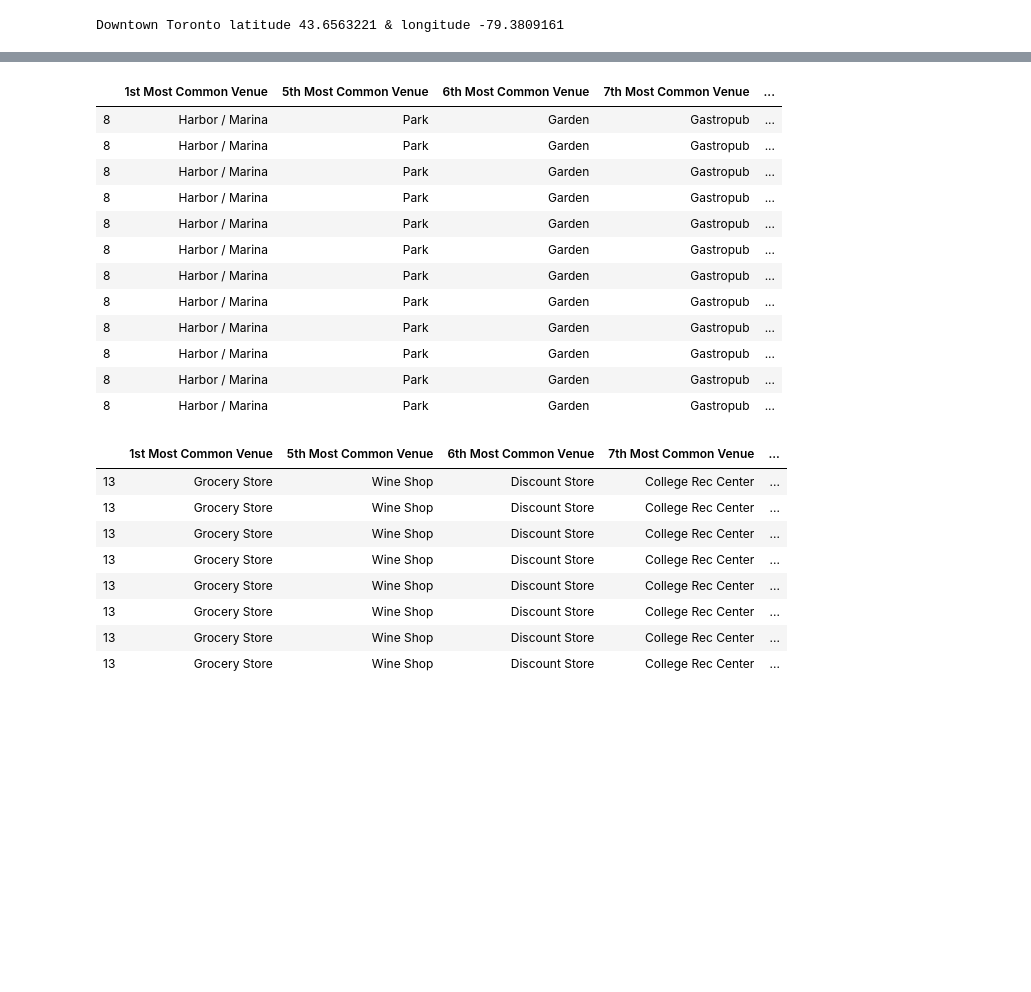
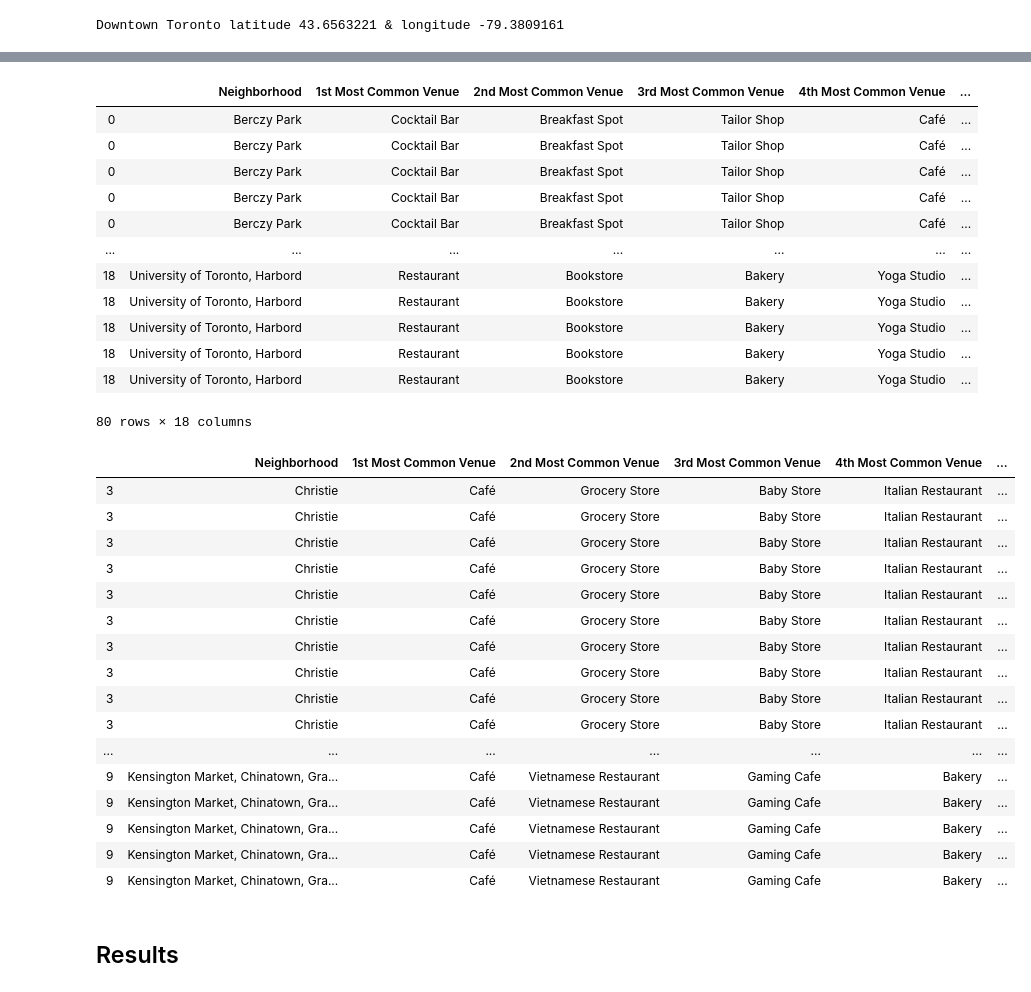
Before and after one commit to JFDias8/Coursera_Capstone, a Jupyter notebook: Clustering Neighbor.ipynb, the cells around one changed output, grey strips where cells are left out. Drawn from its saved outputs; the diff is of its cells as text; code cells hidden in the pictures; blank space fills up the shorter version.

```diff
--- a/Clustering Neighbor.ipynb
+++ b/Clustering Neighbor.ipynb
@@ -529,28 +537,38 @@ downtown_toronto_merged.loc[downtown_toronto_merged['Cluster Labels'] == 2, down
 # %%
-downtown_toronto_merged.loc[downtown_toronto_merged['Cluster Labels'] == 3, downtown_toronto_merged.columns[[1] + list(range(5, downtown_toronto_merged.shape[1]))]]
+downtown_toronto_merged.loc[downtown_toronto_merged['Cluster Labels'] == 3, downtown_toronto_merged.columns[[0] + list(range(1, downtown_toronto_merged.shape[1]))]]
 # %% [output]
-|  | 1st Most Common Venue | 5th Most Common Venue | 6th Most Common Venue | 7th Most Common Venue | ... |
-| 8 | Harbor / Marina | Park | Garden | Gastropub | ... |
-| 8 | Harbor / Marina | Park | Garden | Gastropub | ... |
-| 8 | Harbor / Marina | Park | Garden | Gastropub | ... |
-| 8 | Harbor / Marina | Park | Garden | Gastropub | ... |
-| 8 | Harbor / Marina | Park | Garden | Gastropub | ... |
-| 8 | Harbor / Marina | Park | Garden | Gastropub | ... |
-| 8 | Harbor / Marina | Park | Garden | Gastropub | ... |
-| 8 | Harbor / Marina | Park | Garden | Gastropub | ... |
-| 8 | Harbor / Marina | Park | Garden | Gastropub | ... |
-| 8 | Harbor / Marina | Park | Garden | Gastropub | ... |
-| 8 | Harbor / Marina | Park | Garden | Gastropub | ... |
-| 8 | Harbor / Marina | Park | Garden | Gastropub | ... |
+|  | Neighborhood | 1st Most Common Venue | 2nd Most Common Venue | 3rd Most Common Venue | 4th Most Common Venue | ... |
+| 0 | Berczy Park | Cocktail Bar | Breakfast Spot | Tailor Shop | Café | ... |
+| 0 | Berczy Park | Cocktail Bar | Breakfast Spot | Tailor Shop | Café | ... |
+| 0 | Berczy Park | Cocktail Bar | Breakfast Spot | Tailor Shop | Café | ... |
+| 0 | Berczy Park | Cocktail Bar | Breakfast Spot | Tailor Shop | Café | ... |
+| 0 | Berczy Park | Cocktail Bar | Breakfast Spot | Tailor Shop | Café | ... |
+| ... | ... | ... | ... | ... | ... | ... |
+| 18 | University of Toronto, Harbord | Restaurant | Bookstore | Bakery | Yoga Studio | ... |
+| 18 | University of Toronto, Harbord | Restaurant | Bookstore | Bakery | Yoga Studio | ... |
+| 18 | University of Toronto, Harbord | Restaurant | Bookstore | Bakery | Yoga Studio | ... |
+| 18 | University of Toronto, Harbord | Restaurant | Bookstore | Bakery | Yoga Studio | ... |
+| 18 | University of Toronto, Harbord | Restaurant | Bookstore | Bakery | Yoga Studio | ... |
+80 rows × 18 columns
 # %%
-downtown_toronto_merged.loc[downtown_toronto_merged['Cluster Labels'] == 4, downtown_toronto_merged.columns[[1] + list(range(5, downtown_toronto_merged.shape[1]))]]
+downtown_toronto_merged.loc[downtown_toronto_merged['Cluster Labels'] == 4, downtown_toronto_merged.columns[[0] + list(range(1, downtown_toronto_merged.shape[1]))]]
 # %% [output]
-|  | 1st Most Common Venue | 5th Most Common Venue | 6th Most Common Venue | 7th Most Common Venue | ... |
-| 13 | Grocery Store | Wine Shop | Discount Store | College Rec Center | ... |
-| 13 | Grocery Store | Wine Shop | Discount Store | College Rec Center | ... |
-| 13 | Grocery Store | Wine Shop | Discount Store | College Rec Center | ... |
-| 13 | Grocery Store | Wine Shop | Discount Store | College Rec Center | ... |
-| 13 | Grocery Store | Wine Shop | Discount Store | College Rec Center | ... |
-| 13 | Grocery Store | Wine Shop | Discount Store | College Rec Center | ... |
-| 13 | Grocery Store | Wine Shop | Discount Store | College Rec Center | ... |
-| 13 | Grocery Store | Wine Shop | Discount Store | College Rec Center | ... |
+|  | Neighborhood | 1st Most Common Venue | 2nd Most Common Venue | 3rd Most Common Venue | 4th Most Common Venue | ... |
+| 3 | Christie | Café | Grocery Store | Baby Store | Italian Restaurant | ... |
+| 3 | Christie | Café | Grocery Store | Baby Store | Italian Restaurant | ... |
+| 3 | Christie | Café | Grocery Store | Baby Store | Italian Restaurant | ... |
+| 3 | Christie | Café | Grocery Store | Baby Store | Italian Restaurant | ... |
+| 3 | Christie | Café | Grocery Store | Baby Store | Italian Restaurant | ... |
+| 3 | Christie | Café | Grocery Store | Baby Store | Italian Restaurant | ... |
+| 3 | Christie | Café | Grocery Store | Baby Store | Italian Restaurant | ... |
+| 3 | Christie | Café | Grocery Store | Baby Store | Italian Restaurant | ... |
+| 3 | Christie | Café | Grocery Store | Baby Store | Italian Restaurant | ... |
+| 3 | Christie | Café | Grocery Store | Baby Store | Italian Restaurant | ... |
+| ... | ... | ... | ... | ... | ... | ... |
+| 9 | Kensington Market, Chinatown, Gra... | Café | Vietnamese Restaurant | Gaming Cafe | Bakery | ... |
+| 9 | Kensington Market, Chinatown, Gra... | Café | Vietnamese Restaurant | Gaming Cafe | Bakery | ... |
+| 9 | Kensington Market, Chinatown, Gra... | Café | Vietnamese Restaurant | Gaming Cafe | Bakery | ... |
+| 9 | Kensington Market, Chinatown, Gra... | Café | Vietnamese Restaurant | Gaming Cafe | Bakery | ... |
+| 9 | Kensington Market, Chinatown, Gra... | Café | Vietnamese Restaurant | Gaming Cafe | Bakery | ... |
+# %% [markdown]
+## Results
```
Also changed, not shown: parts of 30 cells of this notebook.
